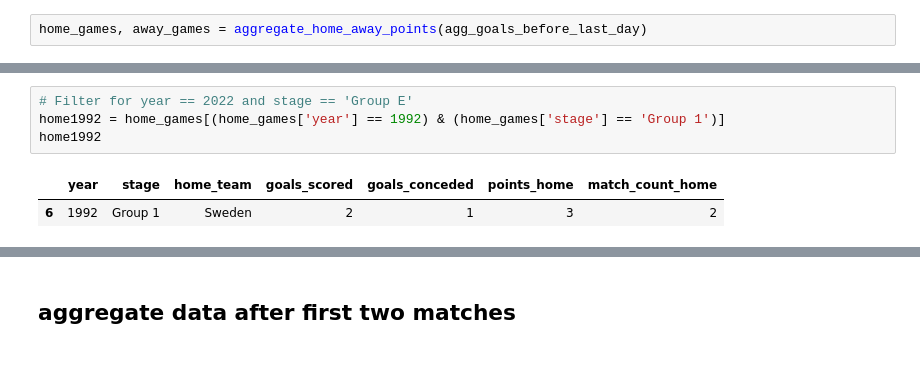
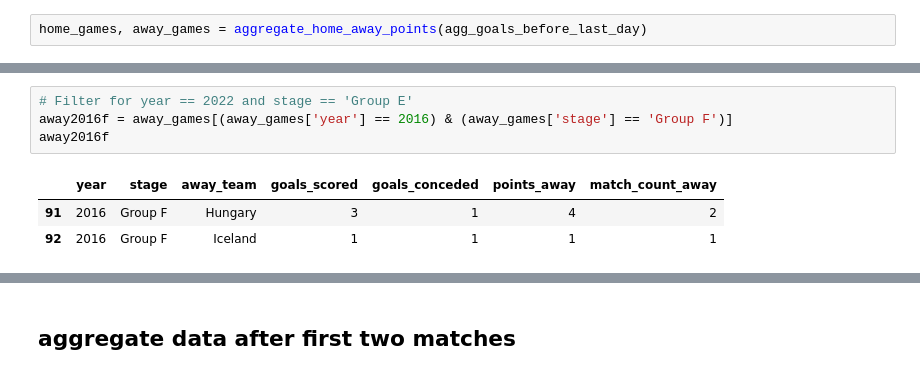
Before and after one commit to AEGDDI/tiebreak_wc, a Jupyter notebook: code/wiki/men/uefa/tb_eu_uefa_men.ipynb, the cells around one changed output, grey strips where cells are left out. Cells and saved outputs as stored; diff of their text form.

```diff
--- a/code/wiki/men/uefa/tb_eu_uefa_men.ipynb
+++ b/code/wiki/men/uefa/tb_eu_uefa_men.ipynb
@@ -120,7 +128,8 @@ home_games, away_games = aggregate_home_away_points(agg_goals_before_last_day)
 # %%
 # Filter for year == 2022 and stage == 'Group E'
-home1992 = home_games[(home_games['year'] == 1992) & (home_games['stage'] == 'Group 1')]
-home1992
+away2016f = away_games[(away_games['year'] == 2016) & (away_games['stage'] == 'Group F')]
+away2016f
 # %% [output]
-|  | year | stage | home_team | goals_scored | goals_conceded | points_home | match_count_home |
-| 6 | 1992 | Group 1 | Sweden | 2 | 1 | 3 | 2 |
+|  | year | stage | away_team | goals_scored | goals_conceded | points_away | match_count_away |
+| 91 | 2016 | Group F | Hungary | 3 | 1 | 4 | 2 |
+| 92 | 2016 | Group F | Iceland | 1 | 1 | 1 | 1 |
```
Also changed, not shown: parts of 10 cells of this notebook, 8 other files.
